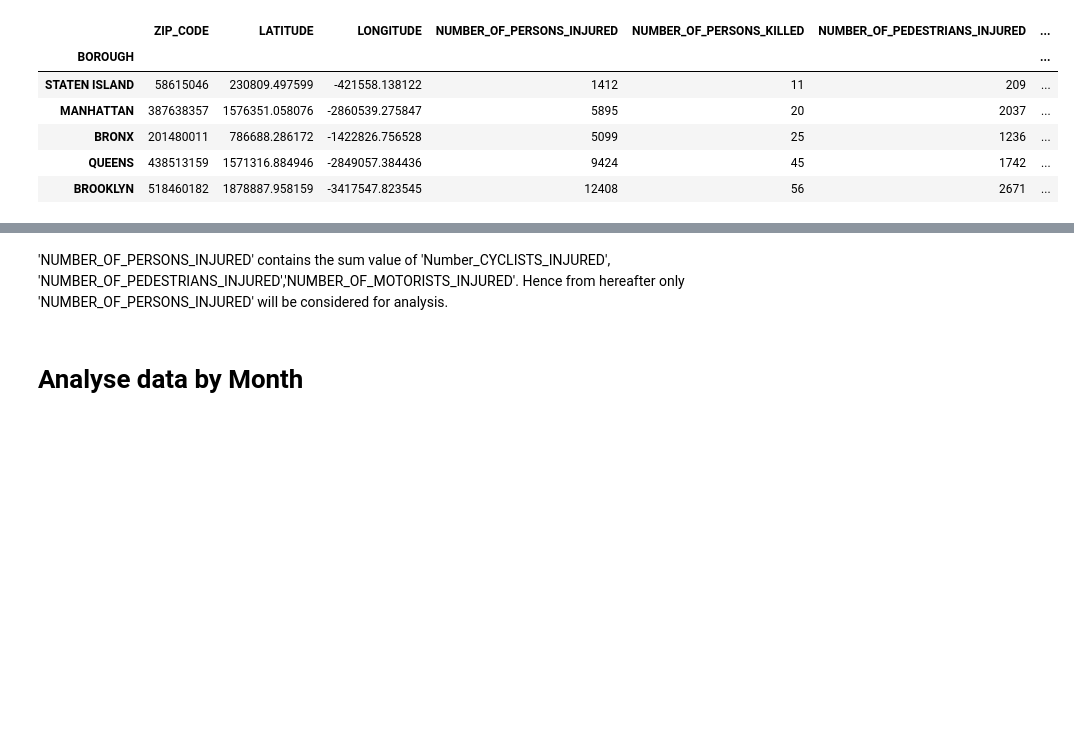
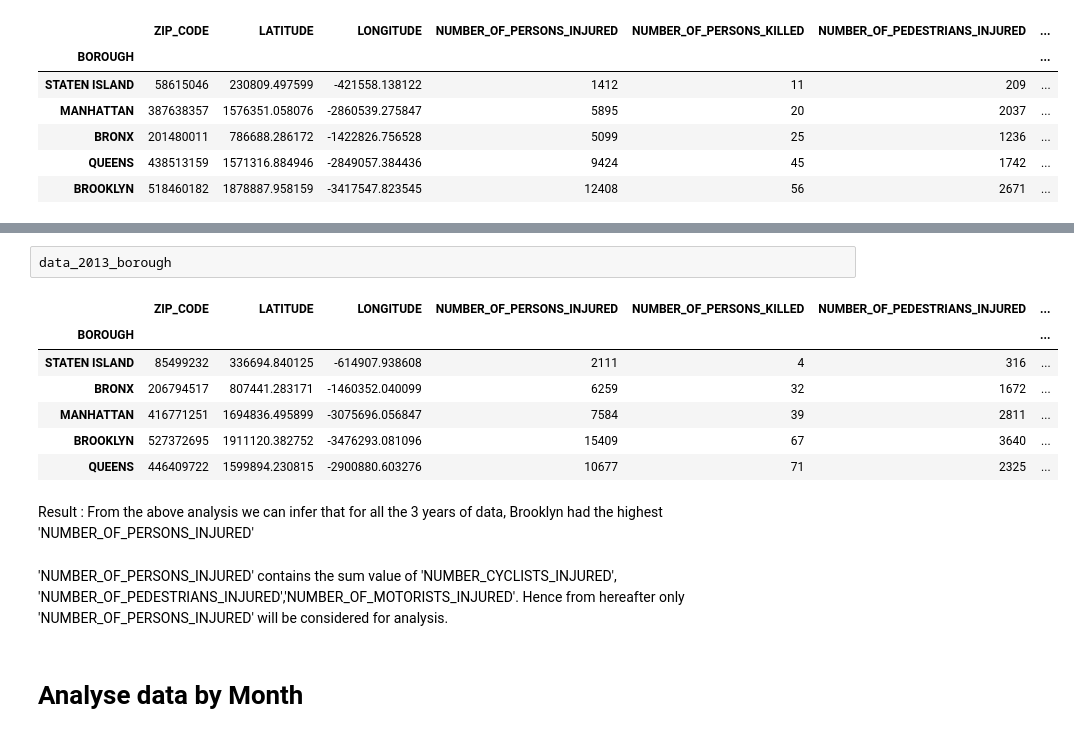
Before and after one commit to kavyaraob/BigData-Fall2015, a Jupyter notebook: NYC_Traffic_ Analysis.ipynb, the cells around one changed output, grey strips where cells are left out. Drawn from its saved outputs; the diff is of its cells as text; blank space fills up the shorter version.

```diff
--- a/NYC_Traffic_ Analysis.ipynb
+++ b/NYC_Traffic_ Analysis.ipynb
@@ -85,5 +105,17 @@ data_2015_borough
+# %%
+data_2013_borough
+# %% [output]
+|  | ZIP_CODE | LATITUDE | LONGITUDE | NUMBER_OF_PERSONS_INJURED | NUMBER_OF_PERSONS_KILLED | NUMBER_OF_PEDESTRIANS_INJURED | ... |
+| BOROUGH |  |  |  |  |  |  | ... |
+| STATEN ISLAND | 85499232 | 336694.840125 | -614907.938608 | 2111 | 4 | 316 | ... |
+| BRONX | 206794517 | 807441.283171 | -1460352.040099 | 6259 | 32 | 1672 | ... |
+| MANHATTAN | 416771251 | 1694836.495899 | -3075696.056847 | 7584 | 39 | 2811 | ... |
+| BROOKLYN | 527372695 | 1911120.382752 | -3476293.081096 | 15409 | 67 | 3640 | ... |
+| QUEENS | 446409722 | 1599894.230815 | -2900880.603276 | 10677 | 71 | 2325 | ... |
+# %% [markdown]
+Result : From the above analysis we can infer that for all the 3 years of data, Brooklyn had the highest 'NUMBER_OF_PERSONS_INJURED'
 # %% [markdown]
-'NUMBER_OF_PERSONS_INJURED' contains the sum value of 'Number_CYCLISTS_INJURED',  'NUMBER_OF_PEDESTRIANS_INJURED','NUMBER_OF_MOTORISTS_INJURED'. Hence from hereafter only 'NUMBER_OF_PERSONS_INJURED' will be considered for analysis.
+'NUMBER_OF_PERSONS_INJURED' contains the sum value of 'NUMBER_CYCLISTS_INJURED',  'NUMBER_OF_PEDESTRIANS_INJURED','NUMBER_OF_MOTORISTS_INJURED'. Hence from hereafter only 'NUMBER_OF_PERSONS_INJURED' will be considered for analysis.
 # %% [markdown]
 # Analyse data by Month
 # %%
```
Also changed, not shown: parts of 90 cells of this notebook.
